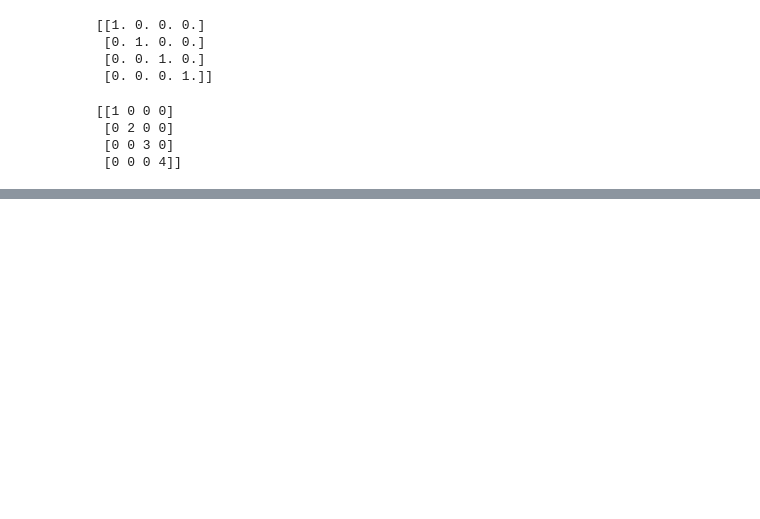
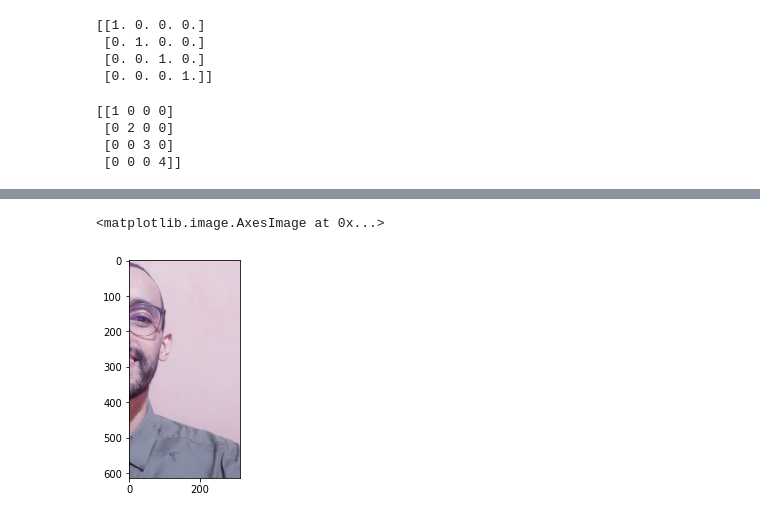
Before and after one commit to AlyssonBatista/Codigos-python, a Jupyter notebook: Biblioteca_Numpy.ipynb, the cells around one changed output, grey strips where cells are left out. Saved outputs shown, nothing was run; the diff lists cells and outputs as text; code cells hidden in the pictures; blank space fills up the shorter version.

```diff
--- a/Biblioteca_Numpy.ipynb
+++ b/Biblioteca_Numpy.ipynb
@@ -128,0 +202,7 @@ print(l)
+# %%
+nova_img2 = img[:,300:612]
+
+plt.imshow(nova_img2)
+# %% [output]
+<matplotlib.image.AxesImage at 0x...>
+[figure, added]
```
Also changed, not shown: parts of 13 cells of this notebook.
